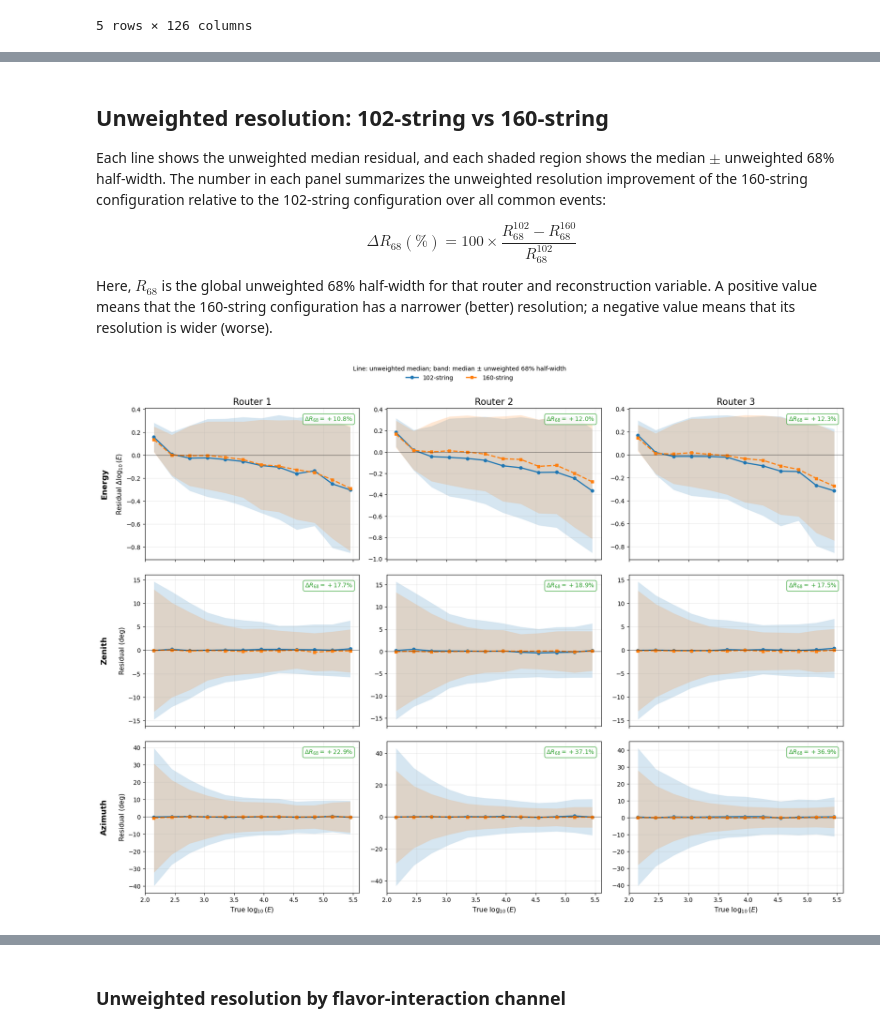
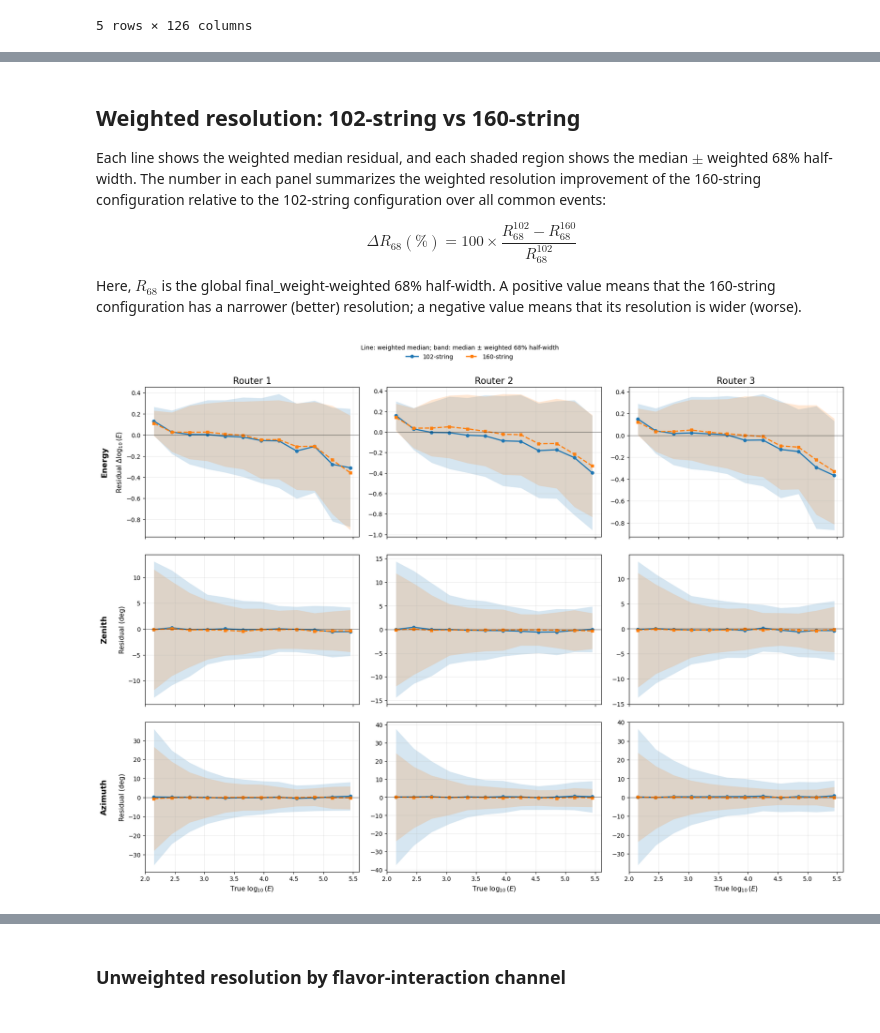
Before and after one commit to kubrabas/Graphnet-Applications, a Jupyter notebook: Results/340StringMC/final_results/analysis.ipynb, the cells around one changed output, grey strips where cells are left out. Cells and saved outputs as stored; diff of their text form; code cells hidden in the pictures.

```diff
--- a/Results/340StringMC/final_results/analysis.ipynb
+++ b/Results/340StringMC/final_results/analysis.ipynb
@@ -568,13 +296,13 @@ for category_label, category_mask in category_selections:
 # %% [markdown]
-## Unweighted resolution: 102-string vs 160-string
+## Weighted resolution: 102-string vs 160-string
 
-Each line shows the unweighted median residual, and each shaded region shows the median $\pm$ unweighted 68% half-width. The number in each panel summarizes the unweighted resolution improvement of the 160-string configuration relative to the 102-string configuration over all common events:
+Each line shows the weighted median residual, and each shaded region shows the median $\pm$ weighted 68% half-width. The number in each panel summarizes the weighted resolution improvement of the 160-string configuration relative to the 102-string configuration over all common events:
 
 $$
 \Delta R_{68} (\%) = 100 \times \frac{R_{68}^{102} - R_{68}^{160}}{R_{68}^{102}}
 $$
 
-Here, $R_{68}$ is the global unweighted 68% half-width for that router and reconstruction variable. A positive value means that the 160-string configuration has a narrower (better) resolution; a negative value means that its resolution is wider (worse).
+Here, $R_{68}$ is the global final_weight-weighted 68% half-width. A positive value means that the 160-string configuration has a narrower (better) resolution; a negative value means that its resolution is wider (worse).
 # %%
 import matplotlib.pyplot as plt
 from matplotlib.lines import Line2D
@@ -589,7 +317,6 @@ def weighted_quantile(values, quantiles, weights):
     weights = weights[valid]
     if values.size == 0:
         return np.full(quantiles.shape, np.nan)
-
     order = np.argsort(values)
     values = values[order]
     weights = weights[order]
@@ -602,8 +329,23 @@ def weighted_68_half_width(values, weights):
     return 0.5 * (q84 - q16)
 
 
+def unweighted_quantile(values, quantiles):
+    values = np.asarray(values, dtype=float)
+    values = values[np.isfinite(values)]
+    if values.size == 0:
+        return np.full(len(quantiles), np.nan)
+    return np.quantile(values, quantiles)
+
+
+def unweighted_68_half_width(values):
+    q16, q84 = unweighted_quantile(values, [0.16, 0.84])
+    return 0.5 * (q84 - q16)
+
+
 bin_edges = np.arange(2.0, 5.6 + 0.001, 0.3)
-bin_centers = 0.5 * (bin_edges[:-1] + bin_edges[1:])
+bin_centers = 0.5 * (
+    bin_edges[:-1] + bin_edges[1:]
+)
 detector_styles = {
     "102": {"color": "tab:blue", "linestyle": "-", "marker": "o"},
     "160": {"color": "tab:orange", "linestyle": "--", "marker": "s"},
@@ -630,14 +372,18 @@ for row, (variable, ylabel) in enumerate(resolution_rows.items()):
                 )
             else:
                 residual = master_df[f"{prefix}residual_{variable}_degree"]
-            global_resolutions[detector] = unweighted_68_half_width(residual)
+            global_resolutions[detector] = weighted_68_half_width(
+                residual, event_weights
+            )
 
             medians = []
             half_widths = []
-            for low, high in zip(bin_edges[:-1], bin_edges[1:]):
+            for low, high in zip(
+                bin_edges[:-1], bin_edges[1:]
+            ):
                 in_bin = true_log_energy.between(low, high, inclusive="left")
-                q16, q50, q84 = unweighted_quantile(
-                    residual[in_bin], [0.16, 0.50, 0.84]
+                q16, q50, q84 = weighted_quantile(
+                    residual[in_bin], [0.16, 0.50, 0.84], event_weights[in_bin]
                 )
                 medians.append(q50)
                 half_widths.append(0.5 * (q84 - q16))
@@ -669,23 +415,6 @@ for row, (variable, ylabel) in enumerate(resolution_rows.items()):
             else "tab:red" if resolution_improvement < 0
             else "0.35"
         )
-        ax.text(
-            0.97,
-            0.95,
-            rf"$\Delta R_{{68}} = {resolution_improvement:+.1f}\%$",
-            transform=ax.transAxes,
-            ha="right",
-            va="top",
-            fontsize=10,
-            fontweight="bold",
-            color=annotation_color,
-            bbox={
-                "boxstyle": "round,pad=0.3",
-                "facecolor": "white",
-                "edgecolor": annotation_color,
-                "alpha": 0.85,
-            },
-        )
 
         if row == 0:
             ax.set_title(router_name.replace("router", "Router "), fontsize=15)
@@ -693,33 +422,36 @@ for row, (variable, ylabel) in enumerate(resolution_rows.items()):
             ax.set_ylabel(ylabel, fontsize=11)
             ax.annotate(
                 variable.title(),
                 xy=(-0.19, 0.5),
                 xycoords="axes fraction",
                 rotation=90,
                 ha="center",
                 va="center",
                 fontsize=13,
                 fontweight="bold",
             )
         if row == 2:
             ax.set_xlabel(r"True $\log_{10}(E)$", fontsize=11)
         ax.axhline(0, color="black", linewidth=1, alpha=0.45)
         ax.set_xlim(bin_edges[0], bin_edges[-1])
         ax.grid(True, alpha=0.25)
 
 legend_handles = [
-    Line2D([0], [0], linewidth=2, markersize=5, label=f"{detector}-string", **style)
+    Line2D(
+        [0], [0], linewidth=2, markersize=5,
+        label=f"{detector}-string", **style,
+    )
     for detector, style in detector_styles.items()
 ]
 fig.legend(
     handles=legend_handles,
-    title="Line: unweighted median; band: median ± unweighted 68% half-width",
+    title="Line: weighted median; band: median ± weighted 68% half-width",
     loc="upper center",
     bbox_to_anchor=(0.5, 0.995),
     ncol=2,
     frameon=False,
 )
 fig.tight_layout(rect=(0.04, 0, 1, 0.94), h_pad=2.0, w_pad=1.5)
 plt.show()
 # %% [output]
-[figure, old version]
+[figure, new version]
```
Also changed, not shown: parts of 12 cells of this notebook.
